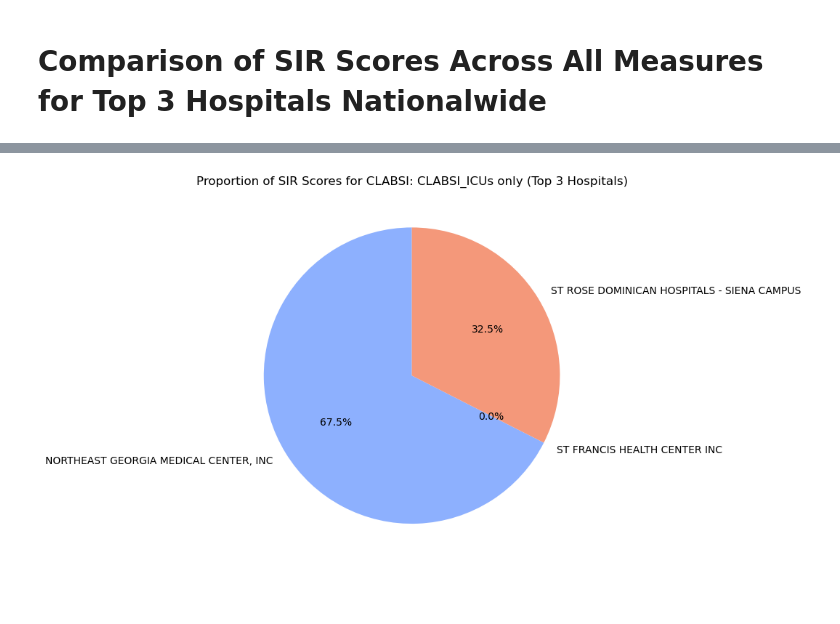
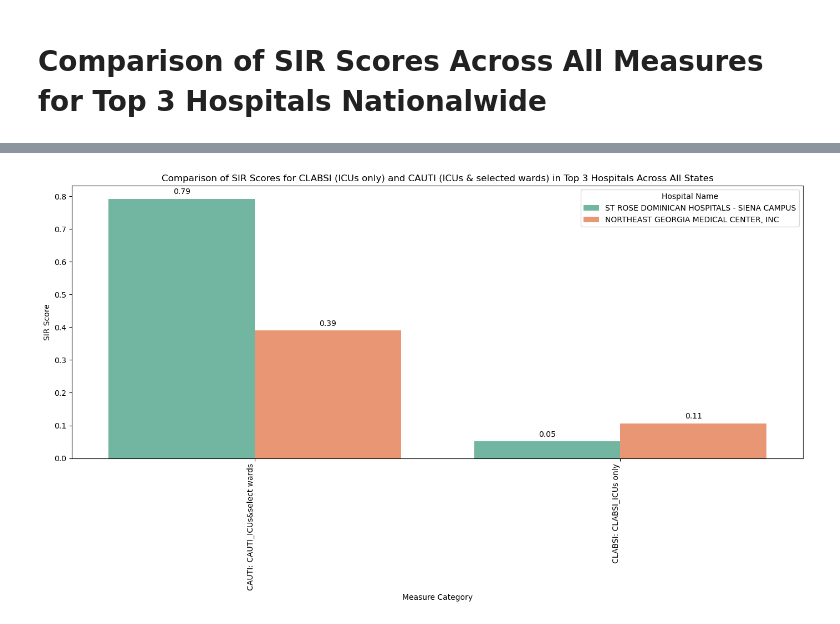
Before and after one commit to jsand424/Project-3, a Jupyter notebook: Group5_Project3.ipynb, the cells around one changed output, grey strips where cells are left out. Drawn from its saved outputs; the diff is of its cells as text; code cells hidden in the pictures; blank space fills up the shorter version.

```diff
--- a/Group5_Project3.ipynb
+++ b/Group5_Project3.ipynb
@@ -608,9 +621,23 @@ Key Findings: Most prevalent measuring fields are Catheter-associated Urinart Tr
 # %%
 # Filter the data for Measure IDs that are relevant to SIR (HAI_1_SIR to HAI_6_SIR)
 sir_measure_ids = ['HAI_1_SIR', 'HAI_1a_SIR', 'HAI_2_SIR', 'HAI_2a_SIR', 'HAI_3_SIR', 'HAI_4_SIR', 'HAI_5_SIR', 'HAI_6_SIR']
-sir_data = hospital_data_filtered[hospital_data_filtered['Measure ID'].isin(sir_measure_ids)]
+sir_data = cleaned_data[cleaned_data['Measure ID'].isin(sir_measure_ids)]
 
 # Slice the data to include Hospital ID, Hospital Name, Address, and Measure ID
 sir_data_slice = sir_data[['Provider ID', 'Hospital Name', 'Address', 'City', 'State', 'ZIP Code', 'County Name', 'Measure ID', 'Measure Name', 'Score']]
+
+# Find the rows where 'Score' equals 0
+zero_score_rows = sir_data_slice[sir_data_slice['Score'] == 0]
+
+# Count how many rows have 'Score' equal to 0
+zero_score_count = zero_score_rows.shape[0]
+
+# Display the count of rows where 'Score' equals 0
+print(f"Number of rows where 'Score' equals 0: {zero_score_count}")
+
+# Remove rows where 'Score' equals 0
+sir_data_slice = sir_data_slice[sir_data_slice['Score'] != 0]
+
+# Display the cleaned data
 sir_data_slice
 # %% [output]
@@ -630,6 +658,6 @@ sir_data_slice
 # %%
 # Create a new column categorizing performance based on SIR
-sir_data_slice['Performance'] = np.where(sir_data_slice['Score'] < 1, 'Better', np.where(sir_data_slice['Score'] > 1, 'Worse', 'Same'))
+sir_data_slice['Performance'] = np.where(sir_data_slice['Score'] < 1, 'Better', np.where(sir_data_slice['Score'] > 1, 'Worse', ''))
 # Present first 5 rows
-sir_data_slice.head(5)
+sir_data_slice
 # %% [output]
@@ -964,19 +994,49 @@ plt.show()
 # %%
-# Filter the data for the top 3 hospitals for CLABSI: CLABSI_ICUs only
-top_3_hospitals_clabsi_data = sir_data_slice[(sir_data_slice['Hospital Name'].isin(top_3_hospitals['Hospital Name'])) &
-                                             (sir_data_slice['Measure Name'] == 'CLABSI: CLABSI_ICUs only')]
+# Function to generate a distinct color palette
+def create_distinct_palette(n_colors):
+    return sns.color_palette("Set2", n_colors)
 
-# Group by hospital and sum the SIR scores for this measure
-hospital_sir_scores = top_3_hospitals_clabsi_data.groupby('Hospital Name')['Score'].mean()
+# Sort the remaining hospitals by SIR score (lower is better) and select the top 3 unique hospitals across all states
+top_3_unique_hospitals_all_states = sir_data_slice.sort_values('Score').drop_duplicates(subset=['Hospital Name']).head(3)
 
-# Plot the pie chart
-plt.figure(figsize=(10, 10))  # Set uniform figure size
-plt.pie(hospital_sir_scores, labels=hospital_sir_scores.index, autopct='%1.1f%%', startangle=90, colors=sns.color_palette('coolwarm', len(hospital_sir_scores)))
-plt.title('Proportion of SIR Scores for CLABSI: CLABSI_ICUs only (Top 3 Hospitals)')
+# Define the measures of interest (CLABSI and CAUTI)
+measures_of_interest = ['CLABSI: CLABSI_ICUs only', 'CAUTI: CAUTI_ICUs&select wards']
+
+# Filter the data for the top 3 hospitals and the two specific measures (CLABSI and CAUTI)
+filtered_data_specific_measures = sir_data_slice[sir_data_slice['Provider ID'].isin(top_3_unique_hospitals_all_states['Provider ID']) &
+                                                  sir_data_slice['Measure Name'].isin(measures_of_interest)]
+
+# Create a distinct color palette for the top 3 hospitals
+colors = create_distinct_palette(len(top_3_unique_hospitals_all_states))
+
+plt.figure(figsize=(14, 8))
+
+# Create a bar plot where x-axis is 'Measure Name', y-axis is 'Score', and hue is 'Hospital Name'
+barplot_specific_measures = sns.barplot(x='Measure Name', y='Score', hue='Hospital Name', data=filtered_data_specific_measures, palette=colors)
+
+# Add the exact SIR scores on top of each bar
+for p in barplot_specific_measures.patches:
+    height = p.get_height()
+    barplot_specific_measures.annotate(format(height, '.2f'),
+                                       (p.get_x() + p.get_width() / 2., height),
+                                       ha='center', va='center',
+                                       xytext=(0, 9), textcoords='offset points', fontsize=10, color='black')
+
+# Customize the plot
+plt.title('Comparison of SIR Scores for CLABSI (ICUs only) and CAUTI (ICUs & selected wards) in Top 3 Hospitals Across All States')
+plt.xlabel('Measure Category')
+plt.ylabel('SIR Score')
+plt.xticks(rotation=90, ha='right')
+plt.legend(title='Hospital Name')
 plt.tight_layout()
+
+# Save the figure
+plt.savefig('top3_CLABSI_CAUTI_comparison.png', dpi=300, bbox_inches='tight')
+
+# Show the plot
 plt.show()
 # %% [output]
-[figure, old version]
+[figure, new version]
 # %% [markdown]
 # Key Findings
 **Top Performers in Infection Control**:
```
Also changed, not shown: parts of 28 cells of this notebook.
